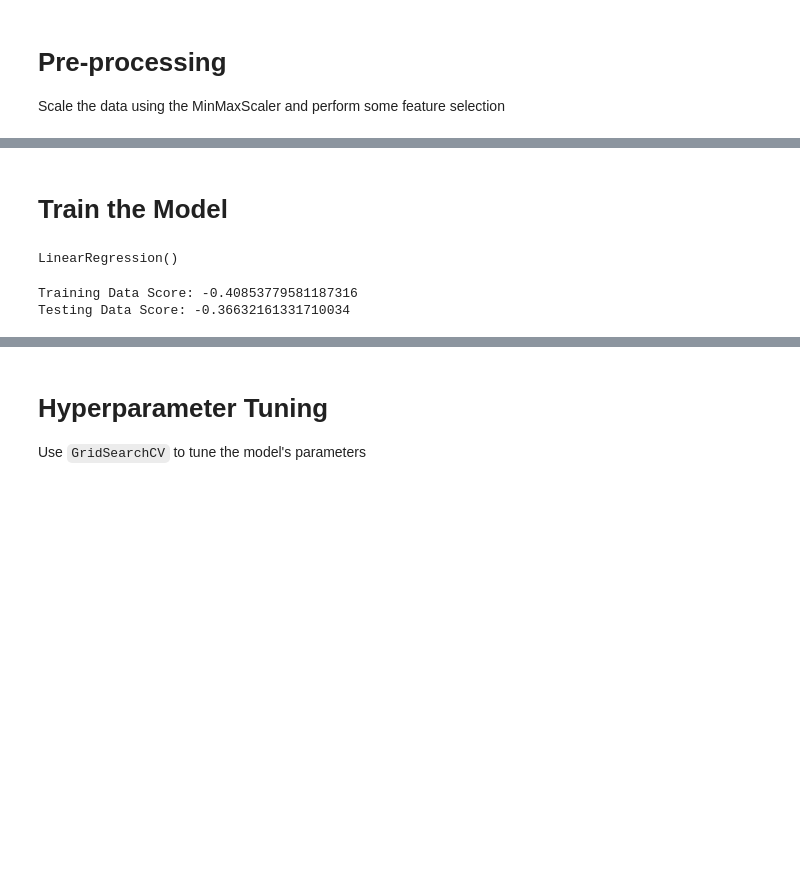
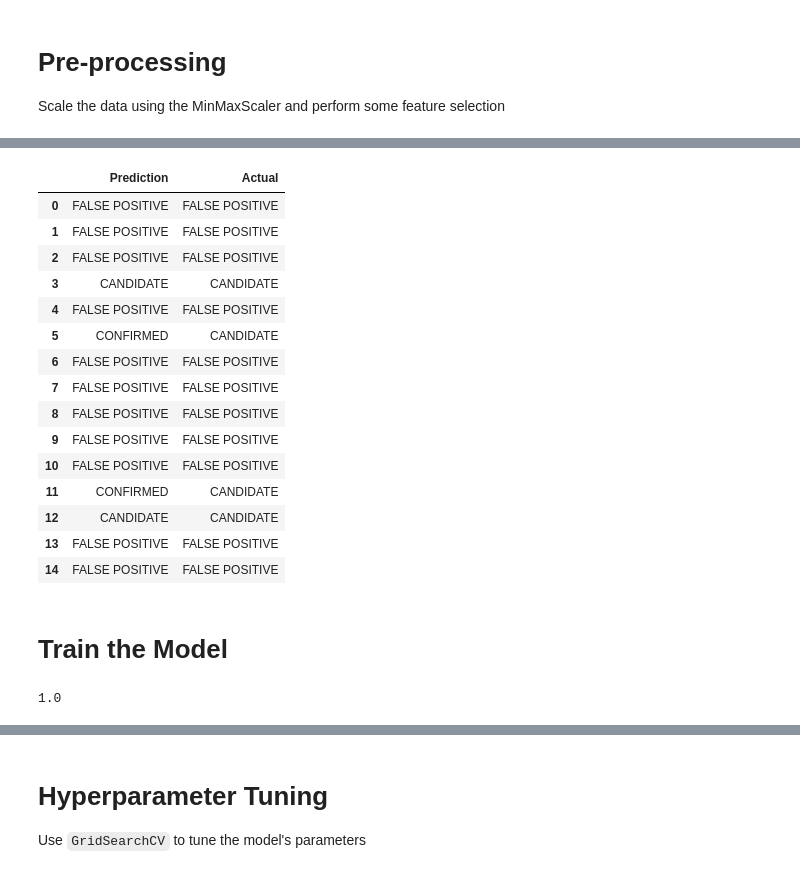
Before and after one commit to Shayoconnell7/machine-learning-challenge, a Jupyter notebook: neural_network_model.ipynb, the cells around one changed output, grey strips where cells are left out. Cells and saved outputs as stored; diff of their text form; code cells hidden in the pictures; blank space fills up the shorter version.

Commit message:
created additional models

```diff
--- a/model_2.ipynb
+++ b/neural_network_model.ipynb
@@ -222,0 +170,3 @@ TypeError: fit() got an unexpected keyword argument 'epoch'
+# %%
+number_classes = 3
+model.add(Dense(units=number_classes, activation='softmax'))
@@ -222,0 +188,12 @@ TypeError: fit() got an unexpected keyword argument 'epoch'
+# %%
+model.compile(optimizer='adam',
+              loss='categorical_crossentropy',
+              metrics=['accuracy'])
+# %%
+model.fit(
+    X_train_scaled,
+    y_train_categorical,
+    epochs=1000,
+    shuffle=True,
+    verbose=2
+)
@@ -222,0 +248,3 @@ TypeError: fit() got an unexpected keyword argument 'epoch'
+# %%
+encoded_predictions = np.argmax(model.predict(X_test_scaled[:15]), axis=-1)
+prediction_labels = label_encoder.inverse_transform(encoded_predictions)
@@ -223,3 +260,22 @@ TypeError: fit() got an unexpected keyword argument 'epoch'
+# %%
+pd.DataFrame({"Prediction": prediction_labels, "Actual": list(y_test[:15])}).reset_index(drop=True)
+# %% [output]
+|  | Prediction | Actual |
+| 0 | FALSE POSITIVE | FALSE POSITIVE |
+| 1 | FALSE POSITIVE | FALSE POSITIVE |
+| 2 | FALSE POSITIVE | FALSE POSITIVE |
+| 3 | CANDIDATE | CANDIDATE |
+| 4 | FALSE POSITIVE | FALSE POSITIVE |
+| 5 | CONFIRMED | CANDIDATE |
+| 6 | FALSE POSITIVE | FALSE POSITIVE |
+| 7 | FALSE POSITIVE | FALSE POSITIVE |
+| 8 | FALSE POSITIVE | FALSE POSITIVE |
+| 9 | FALSE POSITIVE | FALSE POSITIVE |
+| 10 | FALSE POSITIVE | FALSE POSITIVE |
+| 11 | CONFIRMED | CANDIDATE |
+| 12 | CANDIDATE | CANDIDATE |
+| 13 | FALSE POSITIVE | FALSE POSITIVE |
+| 14 | FALSE POSITIVE | FALSE POSITIVE |
 # %% [markdown]
 # Train the Model
 # %%
@@ -228,10 +283,6 @@ model = LinearRegression()
-# %%
-model.fit(X_train, y_train_categorical)
-# %% [output]
-LinearRegression()
-# %%
-print(f"Training Data Score: {model.score(X_train_scaled, y_train_categorical)}")
-print(f"Testing Data Score: {model.score(X_test_scaled, y_test_categorical)}")
-# %% [output]
-Training Data Score: -0.40853779581187316
-Testing Data Score: -0.36632161331710034
+# %%
+rf = RandomForestClassifier(n_estimators=200)
+rf = rf.fit(X, y)
+rf.score(X, y)
+# %% [output]
+1.0
```
Also changed, not shown: parts of 46 cells of this notebook, 10 other files.
